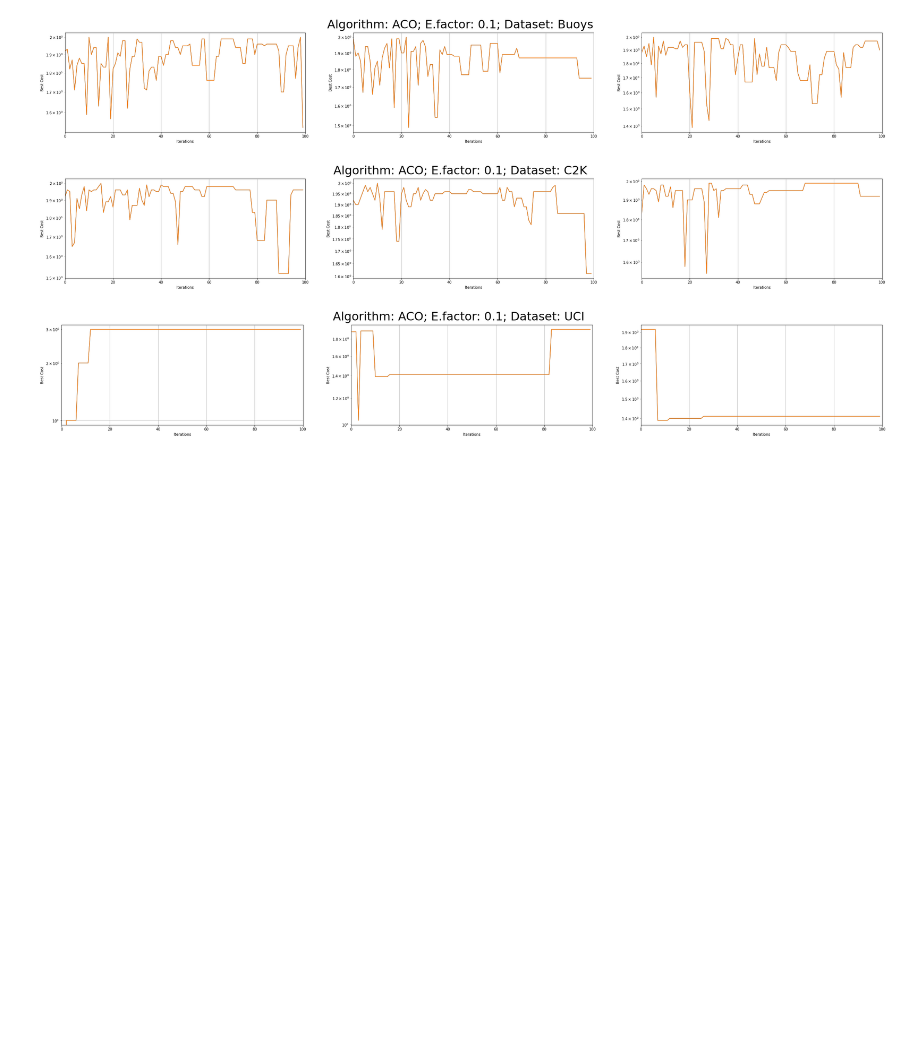
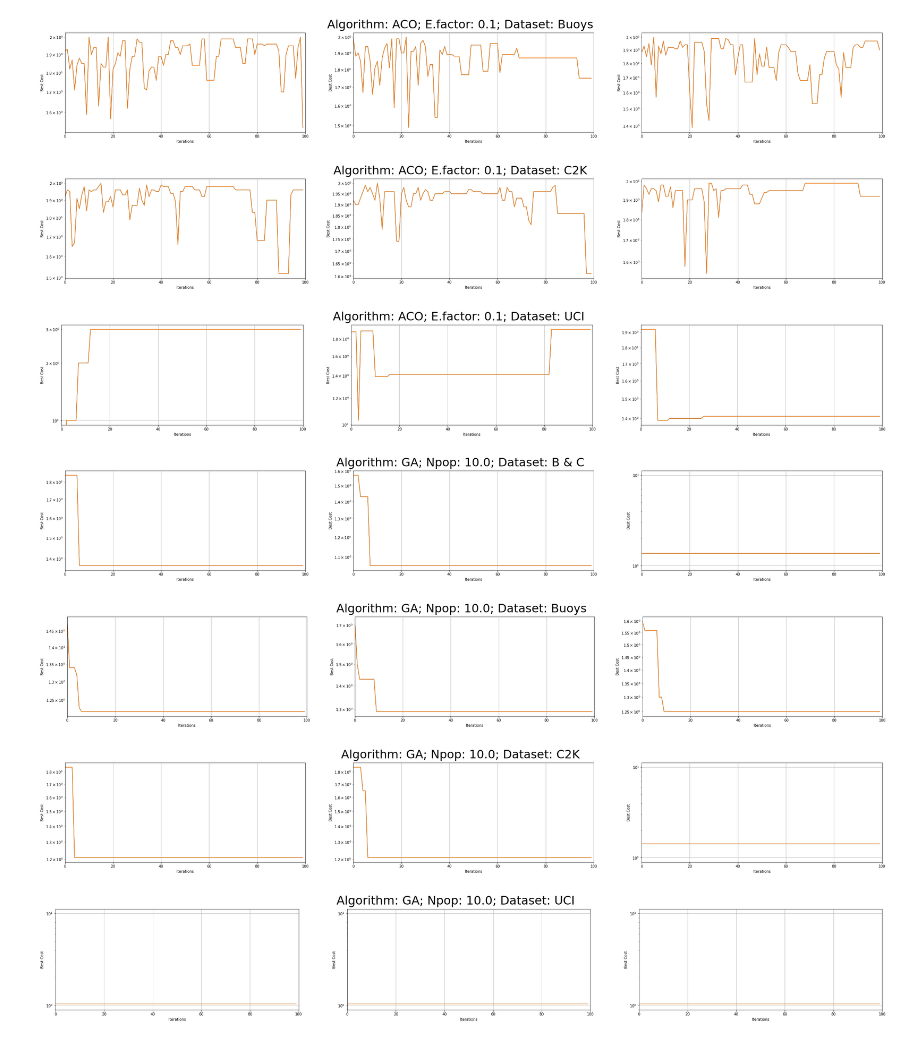
Before and after one commit to owuordickson/meso-hpc-lr, a Jupyter notebook: results/swarm/analysis.ipynb, the cells around one changed output. Drawn from its saved outputs; the diff is of its cells as text; code cells hidden in the pictures; blank space fills up the shorter version.

```diff
--- a/results/swarm/analysis.ipynb
+++ b/results/swarm/analysis.ipynb
@@ -121,3 +181,32 @@ for ds in data_sets:
 [figure]
 [figure]
 [figure]
+# %%
+for ds in data_sets:
+    df = df_ga.loc[df_ga['Data-set'] == ds]
+
+    fig = plt.figure(figsize=(40,5))
+
+    #fig = plt.figure()
+    #axes = fig.subplots(nrows=1, ncols=4)
+    i = 1
+
+    for index,row in df.iterrows():
+        # Results
+        plt.subplot(1, 3, i)
+        plt.plot(row['Iterations'])
+        plt.semilogy(row['Iterations'])
+        plt.xlim(0, row['Max-iteration'])
+        plt.xlabel('Iterations')
+        plt.ylabel('Best Cost')
+        #plt.title('ACO, Dataset: ' + ds)
+        plt.grid(True)
+        i += 1
+
+    fig.suptitle('Algorithm: GA; Npop: ' + str(row['N-pop']) + '; Dataset: ' + ds, fontsize=32)
+    plt.show()
+# %% [output]
+[figure, added]
+[figure, added]
+[figure, added]
+[figure, added]
```
Also changed, not shown: parts of 4 cells of this notebook, 2 other files.
